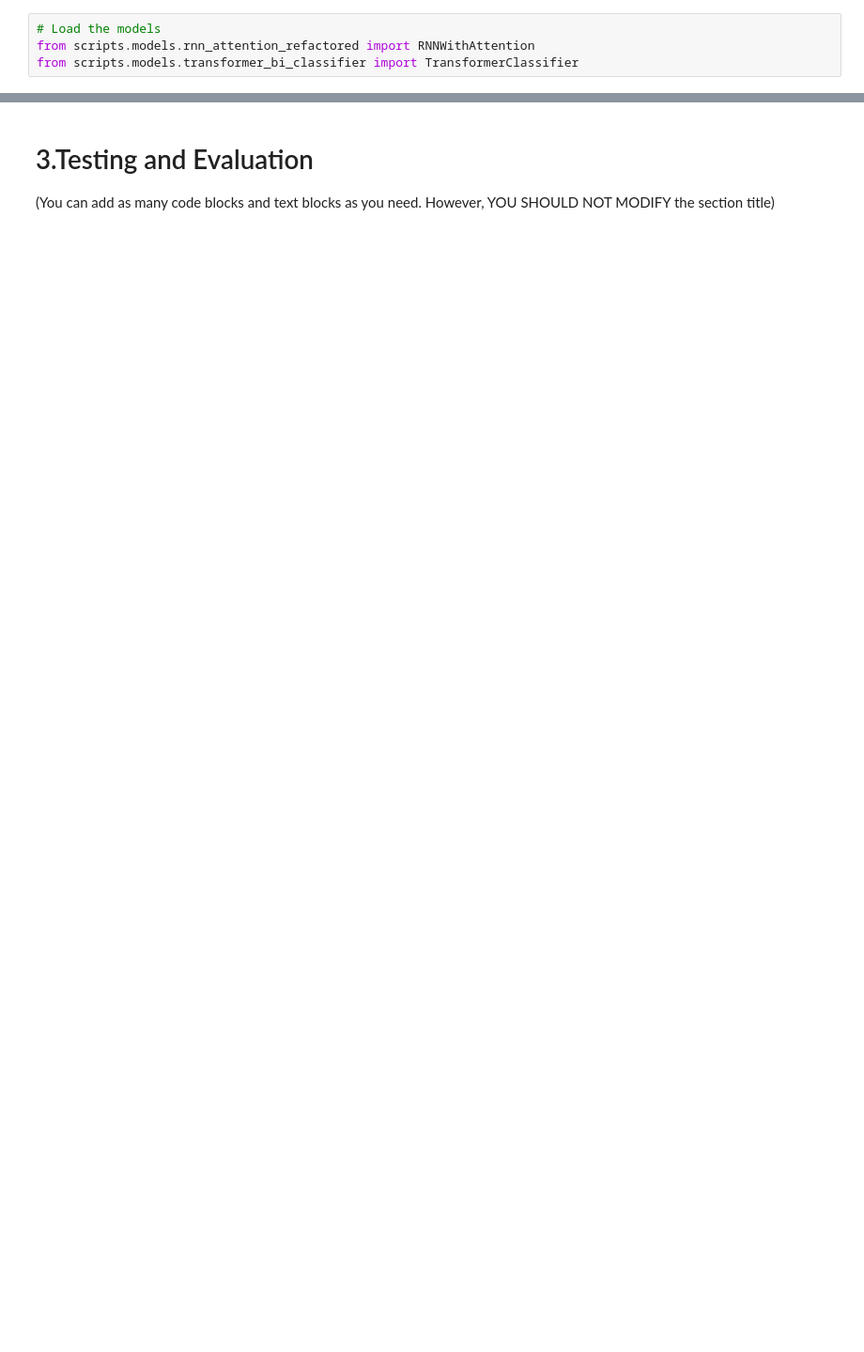
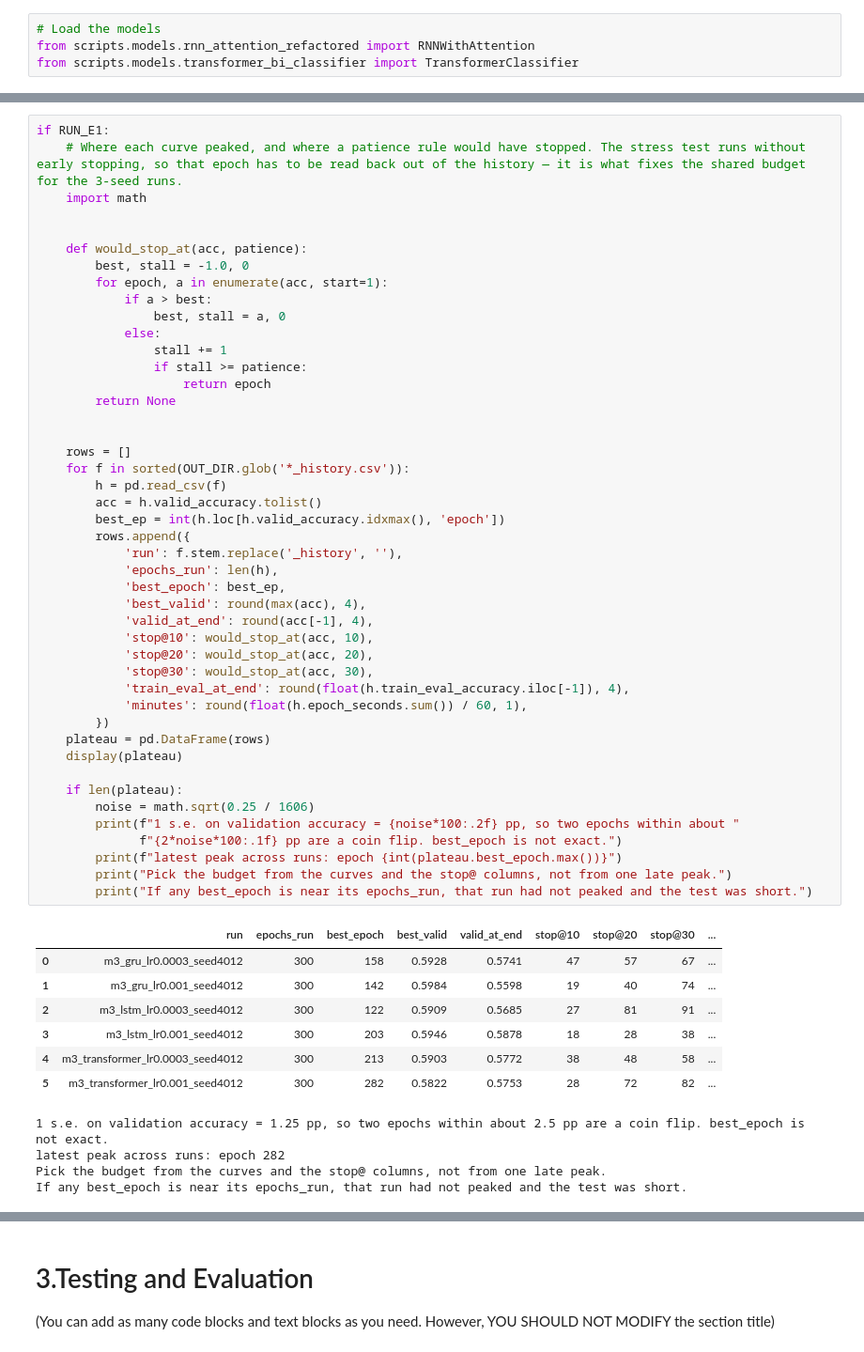
Before and after one commit to RayYouDS/cits4012-NLP-project, a Jupyter notebook: CITS4012_67.ipynb, the cells around one changed output, grey strips where cells are left out. Shown at 94% size. Cells and saved outputs as stored; diff of their text form; blank space fills up the shorter version.

```diff
--- a/CITS4012_67.ipynb
+++ b/CITS4012_67.ipynb
@@ -403,0 +619,57 @@ from scripts.models.transformer_bi_classifier import TransformerClassifier
+# %%
+if RUN_E1:
+    # Where each curve peaked, and where a patience rule would have stopped. The stress test runs without early stopping, so that epoch has to be read back out of the history — it is what fixes the shared budget for the 3-seed runs.
+    import math
+
+
+    def would_stop_at(acc, patience):
+        best, stall = -1.0, 0
+        for epoch, a in enumerate(acc, start=1):
+            if a > best:
+                best, stall = a, 0
+            else:
+                stall += 1
+                if stall >= patience:
+                    return epoch
+        return None
+
+
+    rows = []
+    for f in sorted(OUT_DIR.glob('*_history.csv')):
+        h = pd.read_csv(f)
+        acc = h.valid_accuracy.tolist()
+        best_ep = int(h.loc[h.valid_accuracy.idxmax(), 'epoch'])
+        rows.append({
+            'run': f.stem.replace('_history', ''),
+            'epochs_run': len(h),
+            'best_epoch': best_ep,
+            'best_valid': round(max(acc), 4),
+            'valid_at_end': round(acc[-1], 4),
+            'stop@10': would_stop_at(acc, 10),
+            'stop@20': would_stop_at(acc, 20),
+            'stop@30': would_stop_at(acc, 30),
+            'train_eval_at_end': round(float(h.train_eval_accuracy.iloc[-1]), 4),
+            'minutes': round(float(h.epoch_seconds.sum()) / 60, 1),
+        })
+    plateau = pd.DataFrame(rows)
+    display(plateau)
+
+    if len(plateau):
+        noise = math.sqrt(0.25 / 1606)
+        print(f"1 s.e. on validation accuracy = {noise*100:.2f} pp, so two epochs within about "
+              f"{2*noise*100:.1f} pp are a coin flip. best_epoch is not exact.")
+        print(f"latest peak across runs: epoch {int(plateau.best_epoch.max())}")
+        print("Pick the budget from the curves and the stop@ columns, not from one late peak.")
+        print("If any best_epoch is near its epochs_run, that run had not peaked and the test was short.")
+# %% [output]
+|  | run | epochs_run | best_epoch | best_valid | valid_at_end | stop@10 | stop@20 | stop@30 | ... |
+| 0 | m3_gru_lr0.0003_seed4012 | 300 | 158 | 0.5928 | 0.5741 | 47 | 57 | 67 | ... |
+| 1 | m3_gru_lr0.001_seed4012 | 300 | 142 | 0.5984 | 0.5598 | 19 | 40 | 74 | ... |
+| 2 | m3_lstm_lr0.0003_seed4012 | 300 | 122 | 0.5909 | 0.5685 | 27 | 81 | 91 | ... |
+| 3 | m3_lstm_lr0.001_seed4012 | 300 | 203 | 0.5946 | 0.5878 | 18 | 28 | 38 | ... |
+| 4 | m3_transformer_lr0.0003_seed4012 | 300 | 213 | 0.5903 | 0.5772 | 38 | 48 | 58 | ... |
+| 5 | m3_transformer_lr0.001_seed4012 | 300 | 282 | 0.5822 | 0.5753 | 28 | 72 | 82 | ... |
+1 s.e. on validation accuracy = 1.25 pp, so two epochs within about 2.5 pp are a coin flip. best_epoch is not exact.
+latest peak across runs: epoch 282
+Pick the budget from the curves and the stop@ columns, not from one late peak.
+If any best_epoch is near its epochs_run, that run had not peaked and the test was short.
```
Also changed, not shown: parts of 91 cells of this notebook, 1 other file.
